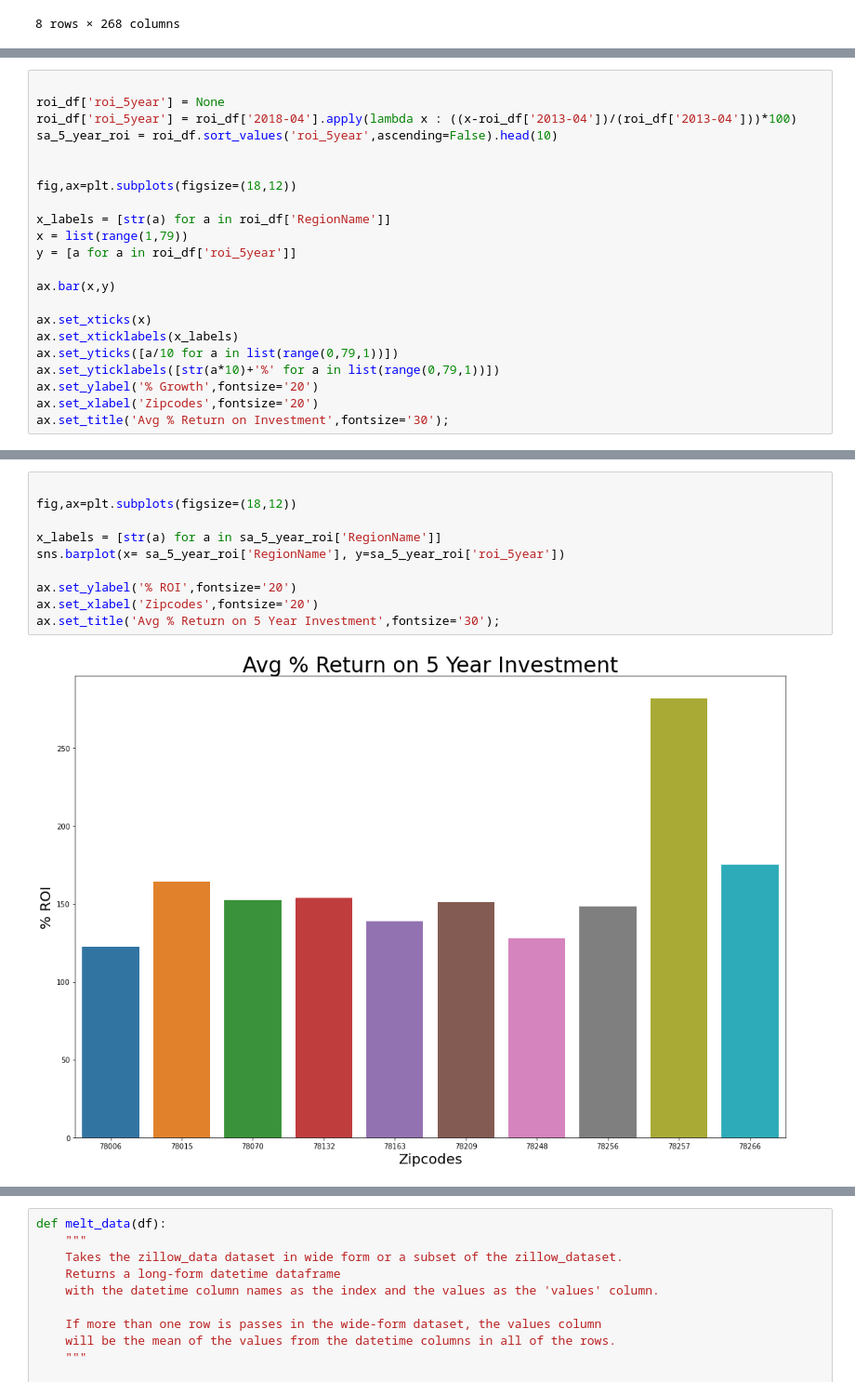
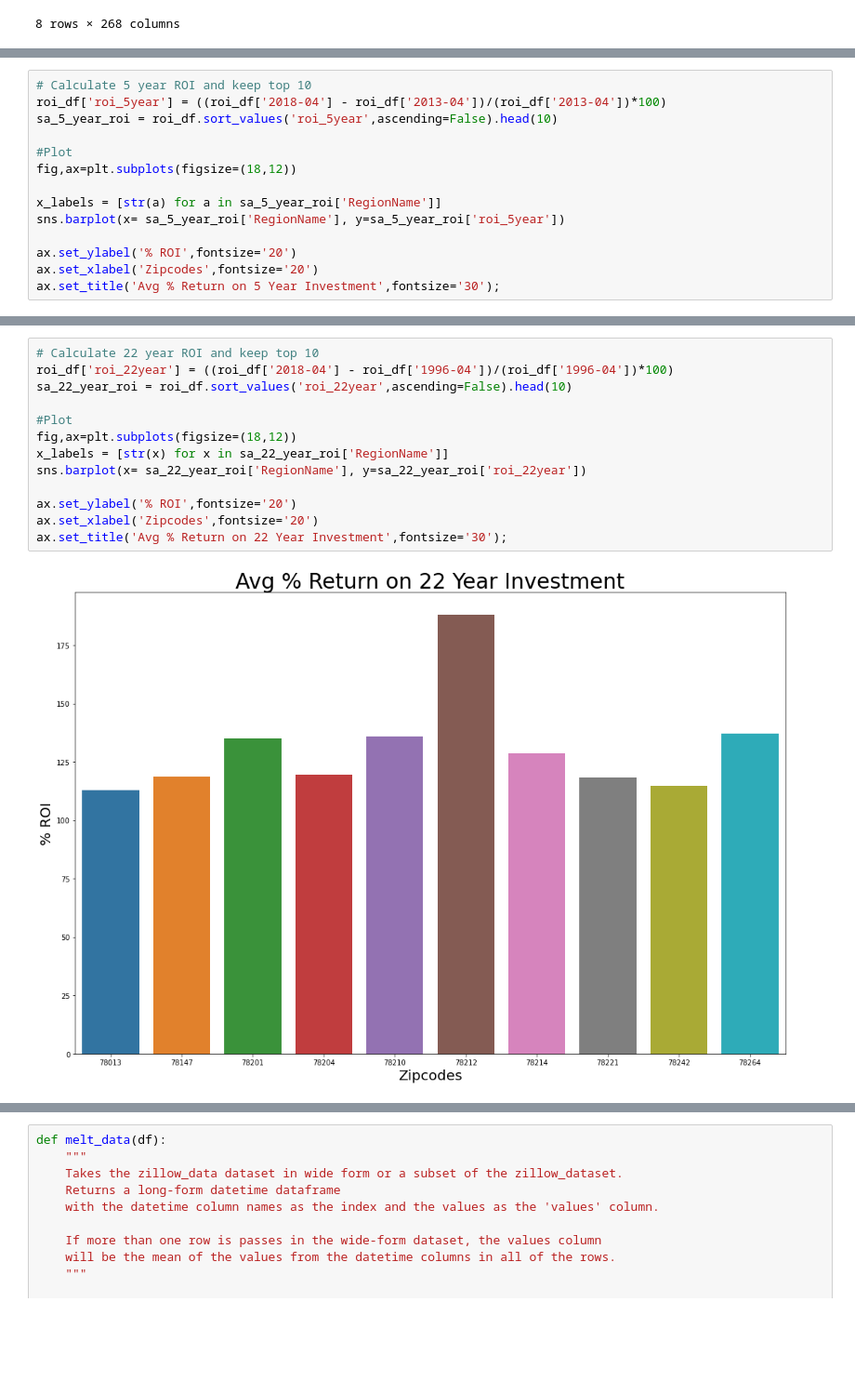
Before and after one commit to meljoy1099/housing-price-forecast-time-series-modeling, a Jupyter notebook: notebook.ipynb, the cells around one changed output, grey strips where cells are left out. Shown at 93% size. Saved outputs shown, nothing was run; the diff lists cells and outputs as text; blank space fills up the shorter version.

```diff
--- a/notebook.ipynb
+++ b/notebook.ipynb
@@ -157,23 +138,15 @@ roi_df.head()
 # %%
-
-roi_df['roi_5year'] = None
-roi_df['roi_5year'] = roi_df['2018-04'].apply(lambda x : ((x-roi_df['2013-04'])/(roi_df['2013-04']))*100)
+# Calculate 5 year ROI and keep top 10
+roi_df['roi_5year'] = ((roi_df['2018-04'] - roi_df['2013-04'])/(roi_df['2013-04'])*100)
 sa_5_year_roi = roi_df.sort_values('roi_5year',ascending=False).head(10)
 
-
+#Plot
 fig,ax=plt.subplots(figsize=(18,12))
 
-x_labels = [str(a) for a in roi_df['RegionName']]
-x = list(range(1,79))
-y = [a for a in roi_df['roi_5year']]
+x_labels = [str(a) for a in sa_5_year_roi['RegionName']]
+sns.barplot(x= sa_5_year_roi['RegionName'], y=sa_5_year_roi['roi_5year'])
 
-ax.bar(x,y)
-
-ax.set_xticks(x)
-ax.set_xticklabels(x_labels)
-ax.set_yticks([a/10 for a in list(range(0,79,1))])
-ax.set_yticklabels([str(a*10)+'%' for a in list(range(0,79,1))])
-ax.set_ylabel('% Growth',fontsize='20')
+ax.set_ylabel('% ROI',fontsize='20')
 ax.set_xlabel('Zipcodes',fontsize='20')
-ax.set_title('Avg % Return on Investment',fontsize='30');
+ax.set_title('Avg % Return on 5 Year Investment',fontsize='30');
 # %% [output]
@@ -196,12 +154,15 @@ sa_5_year_roi.head(10)
 # %%
+# Calculate 22 year ROI and keep top 10
+roi_df['roi_22year'] = ((roi_df['2018-04'] - roi_df['1996-04'])/(roi_df['1996-04'])*100)
+sa_22_year_roi = roi_df.sort_values('roi_22year',ascending=False).head(10)
 
+#Plot
 fig,ax=plt.subplots(figsize=(18,12))
-
-x_labels = [str(a) for a in sa_5_year_roi['RegionName']]
-sns.barplot(x= sa_5_year_roi['RegionName'], y=sa_5_year_roi['roi_5year'])
+x_labels = [str(x) for x in sa_22_year_roi['RegionName']]
+sns.barplot(x= sa_22_year_roi['RegionName'], y=sa_22_year_roi['roi_22year'])
 
 ax.set_ylabel('% ROI',fontsize='20')
 ax.set_xlabel('Zipcodes',fontsize='20')
-ax.set_title('Avg % Return on 5 Year Investment',fontsize='30');
+ax.set_title('Avg % Return on 22 Year Investment',fontsize='30');
 # %% [output]
-[figure, old version]
+[figure, new version]
```
Also changed, not shown: parts of 45 cells of this notebook.
